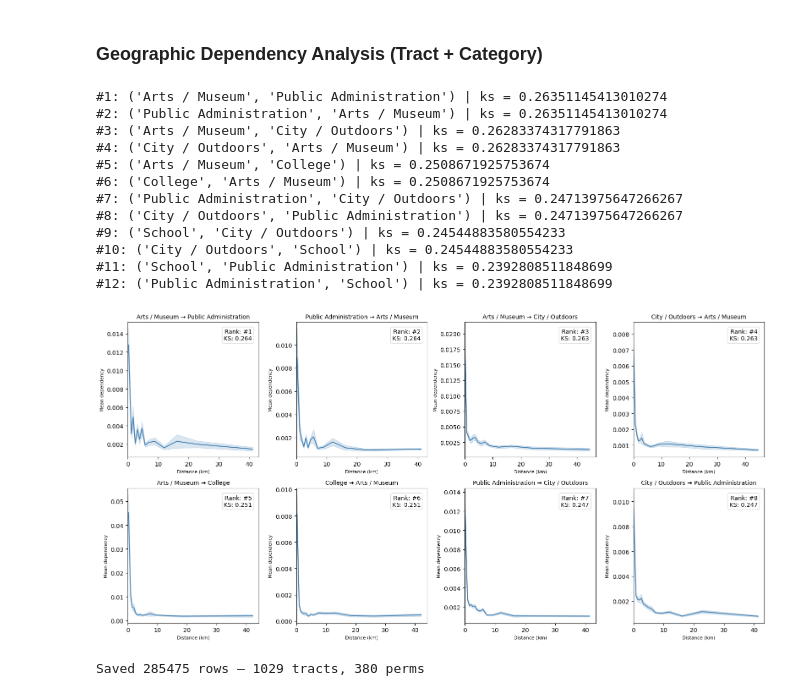
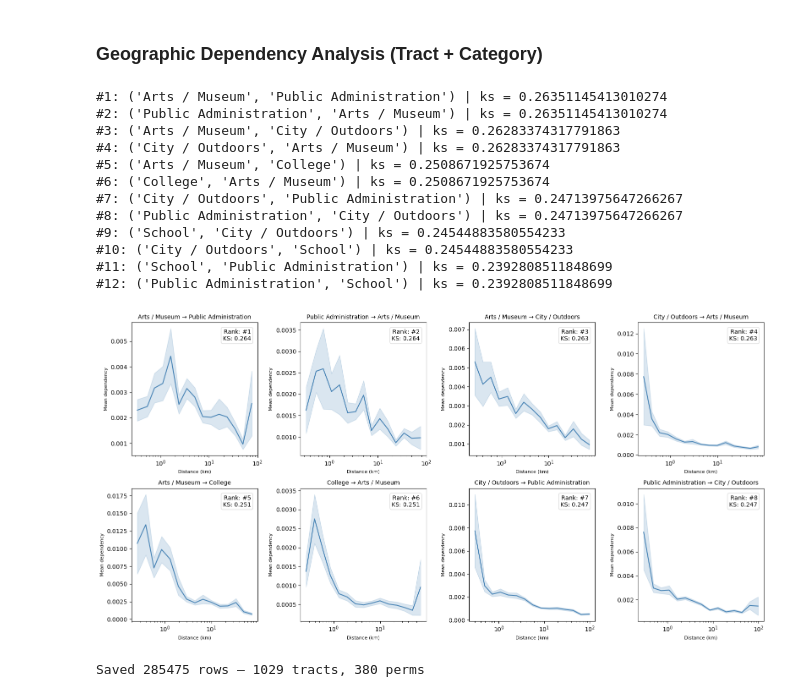
Before and after one commit to caleb-chandler/dependency-link-prediction, a Jupyter notebook: analysis.ipynb, the cells around one changed output. Saved outputs shown, nothing was run; the diff lists cells and outputs as text; code cells hidden in the pictures.

```diff
--- a/analysis.ipynb
+++ b/analysis.ipynb
@@ -173,8 +173,8 @@ controlled=False
 print(f"Using seed: {seed}")
 print(f"Version check: {vers}")
 
-split_path = save_dir / f"control_{controlled}/split_{seed}.pkl"
-train_path = save_dir / f"control_{controlled}/train_{seed}.txt"
+split_path = save_dir / f"control_{controlled}/split_{seed}_{weight}.pkl"
+train_path = save_dir / f"control_{controlled}/train_{seed}_{weight}.txt"
 
 if split_path.is_file():
     print(f"Split already exists for seed: {seed}. Exiting...")
@@ -260,36 +249,28 @@ Score saved.
 print(f"Using seed: {seed}")
 print(f"Version check: {vers} (agg={agg})")
 
-file_path = save_dir / f"split_{seed}.pkl"
+file_path = save_dir / f"control_{controlled}/split_{seed}_{weight}.pkl"
 with open(file_path, 'rb') as f:
             G, train_neg, test_pos, test_neg = pickle.load(f)
 
 feats_list = [
-        ['emb', 'geo'],
-        ['emb', 'comm'],
-        ['emb', 'comm', 'time'],
-        ['emb', 'comm', 'time', 'income'],
+        ['emb','geo'],
         ['geo'],
-        ['comm'],
         ['time'],
         ['income'],
-        ['comm', 'time', 'income'],
-        ['comm', 'time'],
-        ['comm', 'income'],
-        ['time', 'income']
 ]
 
 for f in feats_list:
         print(f'NOW TESTING: {f}')
         feats = f
-        auc, _ = pipeline.run_pipeline(save_dir / f"train_{seed}.txt",
+        auc, _ = pipeline.run_pipeline(save_dir / f"control_{controlled}/train_{seed}_{weight}.txt",
                                         train_neg, test_pos, test_neg, seed=seed,
                                         p=p, q=q, dim=192, workers=6, weighted=weighted,
                                         features=feats, cat_threshold=cat_threshold, G=G,
-                                        agg=agg, controlled=controlled)
+                                        agg=agg, embedding_map = emb_map)
 
         feats_id = '_'.join(feats) if isinstance(feats, list) else feats
-        with open(save_dir / f'control_{controlled}/score_seed{seed}-p{p}-q{q}-dim{dim}-w{weighted}-feats_{feats_id}-ct{cat_threshold}.txt', 'w') as f:
+        with open(save_dir / f'control_{controlled}/w{weighted}-feats_{feats_id}-ct{cat_threshold}.txt', 'w') as f:
                 f.write(str(auc))
                 print('Score saved.')
 # %% [output]
@@ -793,7 +657,7 @@ KDE plot saved.
 # %% [markdown]
 ### Plot Link Prediction Results
 # %%
-score_dir = "data/agg/tests/seed21"
+score_dir = f"data/agg/undir_dep/tests/seed21/control_{controlled}"
 score_files = glob.glob(os.path.join(score_dir, "score_*.txt"))
 
 feature_scores = {}
@@ -810,15 +674,15 @@ labels = list(feature_scores.keys())
 values = list(feature_scores.values())
 
 fig, ax = plt.subplots(figsize=(7, 8))
-bars = ax.barh(labels, values, color="midnightblue", edgecolor="white")
+bars = ax.barh(labels, values, color="seagreen", edgecolor="white")
 ax.bar_label(bars, fmt="%.3f", padding=3, fontsize=8)
 ax.set_ylabel("Feature Set")
 ax.set_xlabel("AUC")
-ax.set_title("Link Prediction AUC by Feature Set\n(Agg Network)")
+ax.set_title(f"Link Prediction AUC by Feature Set\n(Agg Network) (Controlled={controlled})")
 ax.set_xlim(0.5, max(values) + 0.07)
 ax.spines[["top", "right"]].set_visible(False)
 ax.invert_yaxis()
 plt.tight_layout()
-plt.savefig("imgs/agg/link_pred_auc_seed21.png", dpi=150)
+plt.savefig(f"imgs/agg/link_pred_auc_seed{seed}_control{controlled}.png", dpi=150)
 plt.show()
 # %% [output]
@@ -827,6 +691,11 @@ plt.show()
 ### Geographic Dependency Analysis (Tract + Category)
 # %%
 # dependency as a function of distance for each permutation
+
+# must be directed
+if not isinstance(G, nx.DiGraph):
+    print("Wrong network silly")
+    sys.exit()
 
 # collect (dist, dep) pairs per permutation
 edge_pairs = defaultdict(list)
@@ -853,6 +722,7 @@ for perm, dists in perm_to_dist.items():
     ks_scores[perm] = stat
 
 top_perms = sorted(ks_scores, key=ks_scores.get, reverse=True)[:12]
+
 for i, p in enumerate(top_perms, 1):
     print(f'#{i}: {p} | ks = {ks_scores.get(p)}')
 
@@ -874,7 +744,9 @@ for i, perm in enumerate(top_perms[:8]):
     dists = np.array([d for d, _ in data])
     deps  = np.array([d for _, d in data])
 
-    bin_edges = np.percentile(dists, np.linspace(0, 100, N_BINS + 1))
+    pos = dists > 0
+    dists, deps = dists[pos], deps[pos]
+    bin_edges = np.geomspace(dists.min(), dists.max(), N_BINS + 1)
     bin_idx = np.digitize(dists, bin_edges[1:-1])
     centers, means, ses = [], [], []
     for b in range(N_BINS):
@@ -887,40 +759,37 @@ for i, perm in enumerate(top_perms[:8]):
 
     centers, means, ses = np.array(centers), np.array(means), np.array(ses)
     ax.plot(centers, means, color='steelblue', linewidth=1.5)
     ax.fill_between(centers, means - ses, means + ses, alpha=0.2, color='steelblue')
+    ax.set_xscale('log')
 
     rank_text = f"Rank: #{i+1}\nKS: {ks_scores[perm]:.3f}"
     ax.text(0.95, 0.95, rank_text,
             transform=ax.transAxes, va='top', ha='right',
             bbox=dict(boxstyle='round,pad=0.3', facecolor='white', alpha=0.8, edgecolor='lightgray'))
 
     ax.set_title(f"{perm[0]} → {perm[1]}", fontsize=10)
     ax.set_xlabel('Distance (km)', fontsize=8)
     ax.set_ylabel('Mean dependency', fontsize=8)
-    ax.set_xlim(0)
 
 for j in range(i + 1, len(axes)):
     fig.delaxes(axes[j])
 
-with open('data/agg/dir_dep/top_perms.pkl', 'wb') as f:
-    pickle.dump(top_perms, f)
-
 plt.tight_layout()
 plt.savefig('imgs/agg/geo_cat_dep/dep_dist_distr.png', dpi=300)
 # %% [output]
 #1: ('Arts / Museum', 'Public Administration') | ks = 0.26351145413010274
 #2: ('Public Administration', 'Arts / Museum') | ks = 0.26351145413010274
 #3: ('Arts / Museum', 'City / Outdoors') | ks = 0.26283374317791863
 #4: ('City / Outdoors', 'Arts / Museum') | ks = 0.26283374317791863
 #5: ('Arts / Museum', 'College') | ks = 0.2508671925753674
 #6: ('College', 'Arts / Museum') | ks = 0.2508671925753674
-#7: ('Public Administration', 'City / Outdoors') | ks = 0.24713975647266267
-#8: ('City / Outdoors', 'Public Administration') | ks = 0.24713975647266267
+#7: ('City / Outdoors', 'Public Administration') | ks = 0.24713975647266267
+#8: ('Public Administration', 'City / Outdoors') | ks = 0.24713975647266267
 #9: ('School', 'City / Outdoors') | ks = 0.24544883580554233
 #10: ('City / Outdoors', 'School') | ks = 0.24544883580554233
 #11: ('School', 'Public Administration') | ks = 0.2392808511848699
 #12: ('Public Administration', 'School') | ks = 0.2392808511848699
-[figure, old version]
+[figure, new version]
 # %%
 # --- tract-level permutation dependency storage ---
 
```
Also changed, not shown: parts of 7 cells of this notebook, 5 other files.
